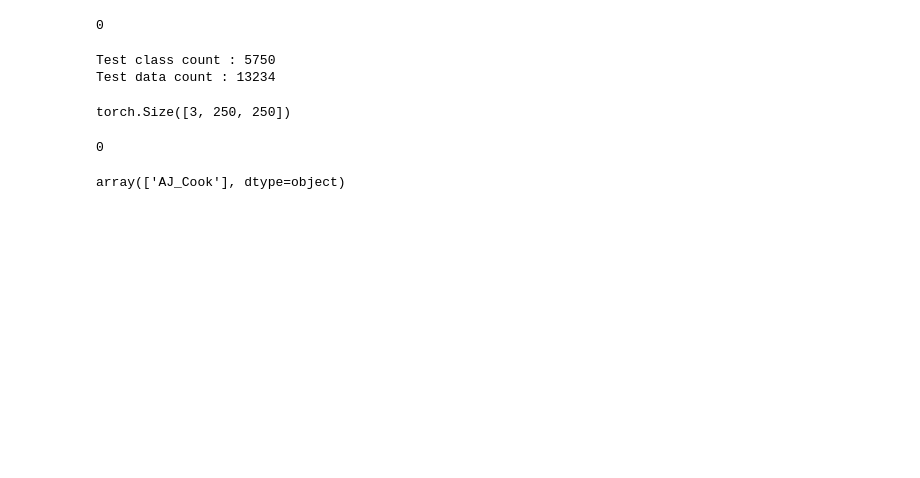
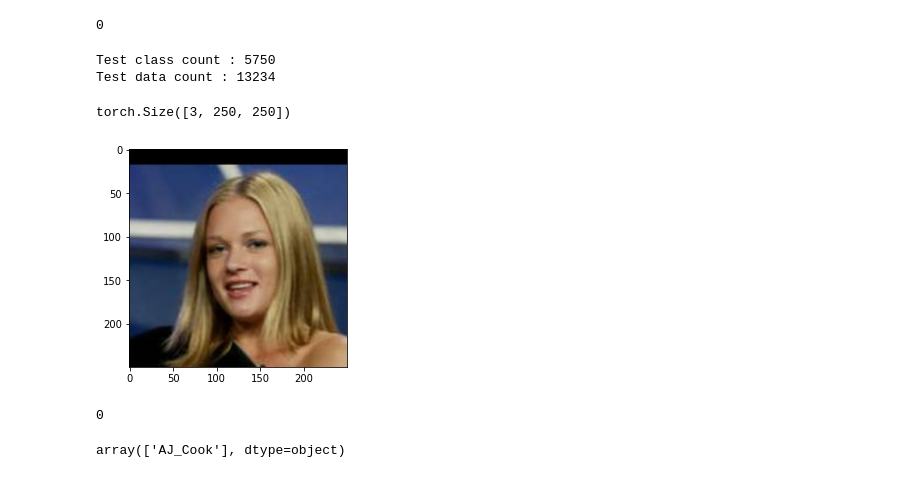
Before and after one commit to comb0703/practice, a Jupyter notebook: dataset_setting.ipynb, the cells around one changed output. Cells and saved outputs as stored; diff of their text form; code cells hidden in the pictures; blank space fills up the shorter version.

```diff
--- a/dataset_setting.ipynb
+++ b/dataset_setting.ipynb
@@ -73,6 +87,17 @@ Test data count : 13234
 testset[0][0].shape
 # %% [output]
 torch.Size([3, 250, 250])
+# %%
+# check image
+
+def custom_imshow(img):
+    img = img.numpy()
+    plt.imshow(np.transpose(img, (1, 2, 0)))
+    plt.show()
+
+custom_imshow(testset[0][0])
+# %% [output]
+[figure, added]
 # %%
 # id index
 
```
Also changed, not shown: parts of 4 cells of this notebook, 5 other files.
